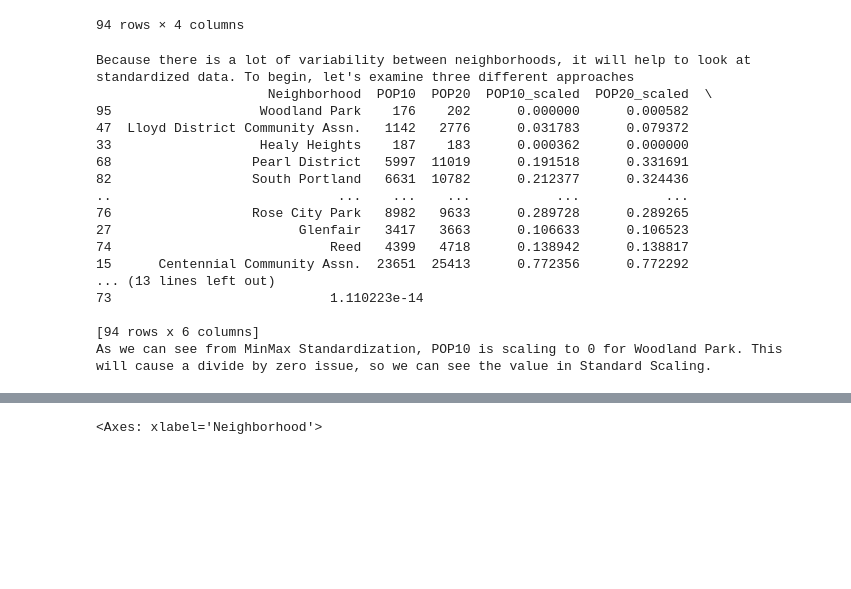
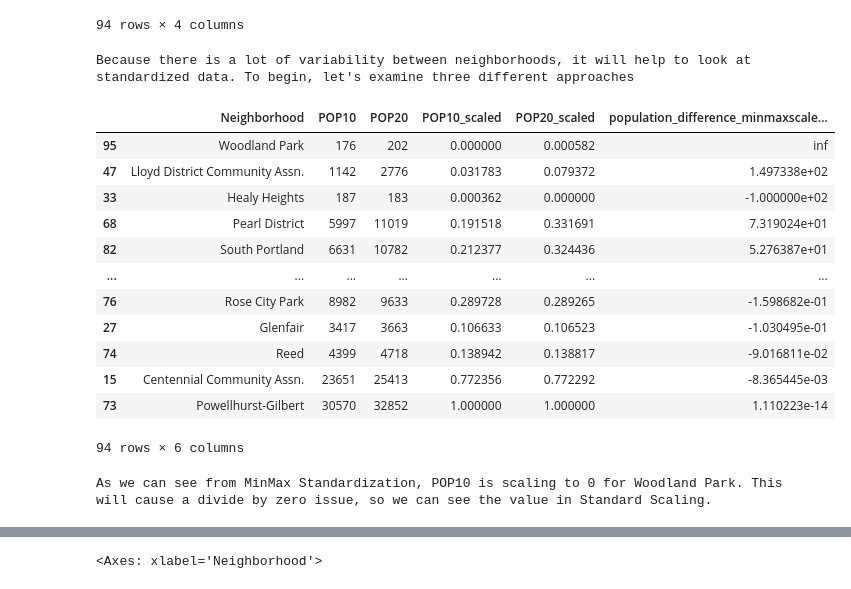
Before and after one commit to DataPanna/pdxopendatadiscotech-exploratorydataanalysis, a Jupyter notebook: pdxopendatadiscotech-eda.ipynb, the cells around one changed output, grey strips where cells are left out. Cells and saved outputs as stored; diff of their text form; code cells hidden in the pictures; blank space fills up the shorter version.

Commit message:
made dataframe visuals prettier

```diff
--- a/pdxopendatadiscotech-eda.ipynb
+++ b/pdxopendatadiscotech-eda.ipynb
@@ -113,34 +113,34 @@ neighborhood_populations[['Neighborhood', 'POP10', 'POP20', 'population_differen
 # %%
 # Standardizing the data
 print("Because there is a lot of variability between neighborhoods, it will help to look at standardized data. To begin, let's examine three different approaches")
 
 # MinMaxScaler Standardization
 min_max_scaler = preprocessing.MinMaxScaler()
 POP10_train_minmax = min_max_scaler.fit_transform(neighborhood_populations[['POP10']])
 POP20_train_minmax = min_max_scaler.fit_transform(neighborhood_populations[['POP20']])
 neighborhood_populations['POP10_scaled'] = POP10_train_minmax
 neighborhood_populations['POP20_scaled'] = POP20_train_minmax
 neighborhood_populations['population_difference_minmaxscaler (%)'] = 100 * (neighborhood_populations.POP20_scaled - neighborhood_populations.POP10_scaled) / neighborhood_populations.POP10_scaled
-print(neighborhood_populations[['Neighborhood', 'POP10', 'POP20', 'POP10_scaled', 'POP20_scaled', 'population_difference_minmaxscaler (%)']].iloc[(-neighborhood_populations.population_difference_minmaxscaler.abs()).argsort()])
-print("As we can see from MinMax Standardization, POP10 is scaling to 0 for Woodland Park. This will cause a divide by zero issue, so we can see the value in Standard Scaling.")
+neighborhood_populations[['Neighborhood', 'POP10', 'POP20', 'POP10_scaled', 'POP20_scaled', 'population_difference_minmaxscaler (%)']].iloc[(-neighborhood_populations['population_difference_minmaxscaler (%)'].abs()).argsort()]
 # %% [output]
 Because there is a lot of variability between neighborhoods, it will help to look at standardized data. To begin, let's examine three different approaches
-                      Neighborhood  POP10  POP20  POP10_scaled  POP20_scaled  \
-95                   Woodland Park    176    202      0.000000      0.000582
-47  Lloyd District Community Assn.   1142   2776      0.031783      0.079372
-33                   Healy Heights    187    183      0.000362      0.000000
-68                  Pearl District   5997  11019      0.191518      0.331691
-82                  South Portland   6631  10782      0.212377      0.324436
-..                             ...    ...    ...           ...           ...
-76                  Rose City Park   8982   9633      0.289728      0.289265
-27                        Glenfair   3417   3663      0.106633      0.106523
-74                            Reed   4399   4718      0.138942      0.138817
-15      Centennial Community Assn.  23651  25413      0.772356      0.772292
-... (13 lines left out)
-73                            1.110223e-14
-
-[94 rows x 6 columns]
-As we can see from MinMax Standardization, POP10 is scaling to 0 for Woodland Park. This will cause a divide by zero issue, so we can see the value in Standard Scaling.
+|  | Neighborhood | POP10 | POP20 | POP10_scaled | POP20_scaled | population_difference_minmaxscale... |
+| 95 | Woodland Park | 176 | 202 | 0.000000 | 0.000582 | inf |
+| 47 | Lloyd District Community Assn. | 1142 | 2776 | 0.031783 | 0.079372 | 1.497338e+02 |
+| 33 | Healy Heights | 187 | 183 | 0.000362 | 0.000000 | -1.000000e+02 |
+| 68 | Pearl District | 5997 | 11019 | 0.191518 | 0.331691 | 7.319024e+01 |
+| 82 | South Portland | 6631 | 10782 | 0.212377 | 0.324436 | 5.276387e+01 |
+| ... | ... | ... | ... | ... | ... | ... |
+| 76 | Rose City Park | 8982 | 9633 | 0.289728 | 0.289265 | -1.598682e-01 |
+| 27 | Glenfair | 3417 | 3663 | 0.106633 | 0.106523 | -1.030495e-01 |
+| 74 | Reed | 4399 | 4718 | 0.138942 | 0.138817 | -9.016811e-02 |
+| 15 | Centennial Community Assn. | 23651 | 25413 | 0.772356 | 0.772292 | -8.365445e-03 |
+| 73 | Powellhurst-Gilbert | 30570 | 32852 | 1.000000 | 1.000000 | 1.110223e-14 |
+94 rows × 6 columns
+# %%
+print("As we can see from MinMax Standardization, POP10 is scaling to 0 for Woodland Park. This will cause a divide by zero issue, so we can see the value in Standard Scaling.")
+# %% [output]
+As we can see from MinMax Standardization, POP10 is scaling to 0 for Woodland Park. This will cause a divide by zero issue, so we can see the value in Standard Scaling.
 # %%
 #Standard Scaler
 print("The Standard Scaler will standardize data along the Min and Max values in the dataset. MinMax Scaling scales all values between 0 and 1.")
```
Also changed, not shown: parts of 2 cells of this notebook.
